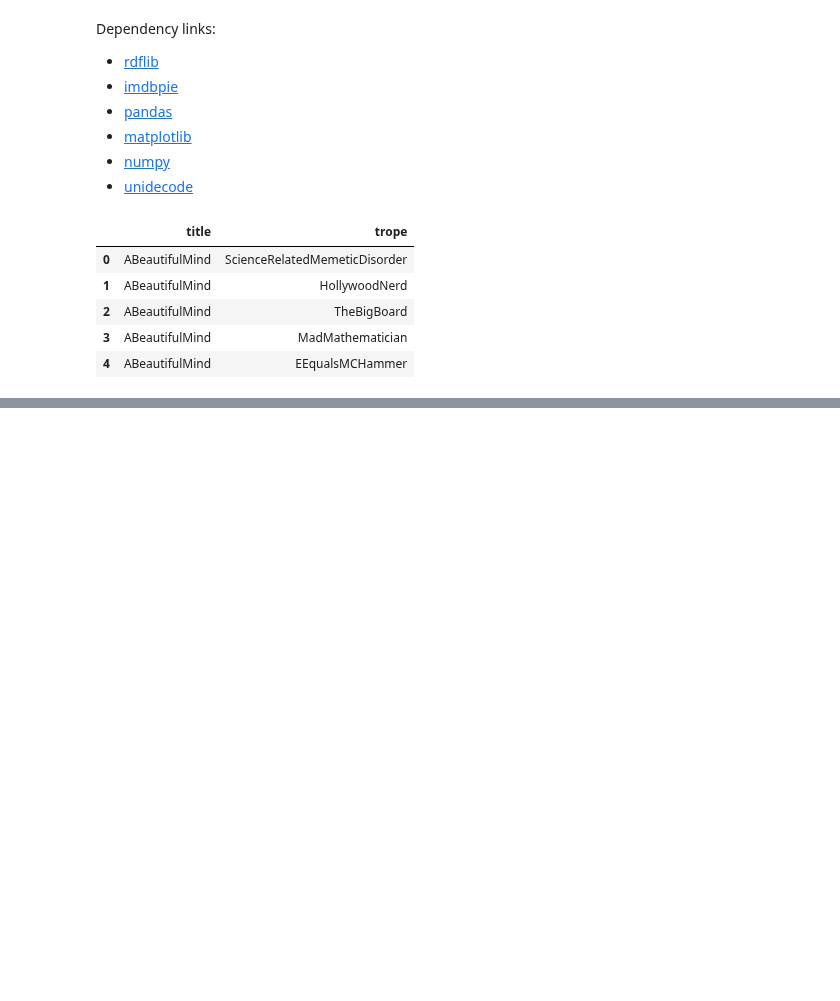
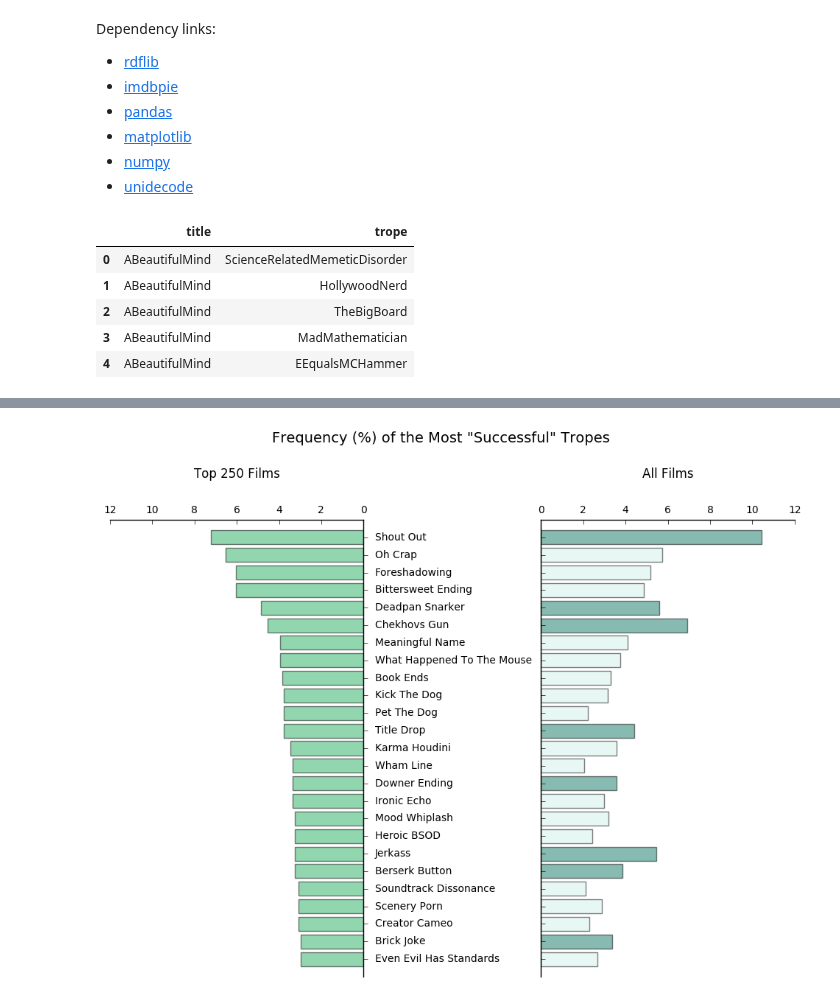
Before and after one commit to PeiZhangOSU/TV_Tropes_Exploratory, a Jupyter notebook: TVtropes.ipynb, the cells around one changed output, grey strips where cells are left out. Saved outputs shown, nothing was run; the diff lists cells and outputs as text; code cells hidden in the pictures; blank space fills up the shorter version.

```diff
--- a/TVtropes.ipynb
+++ b/TVtropes.ipynb
@@ -284,2 +322,56 @@ plt.subplots_adjust(wspace = 0.5)
+# %%
+fig, ax = plt.subplots(1, 2, figsize=(12, 8))
+plt.setp(ax[1].get_yticklabels(), visible=True)
+
+# Visualize the top n tropes from top movies (aka. the "successful" tropes) in two samples
+n = 25 # showing top n counts
+successful_tropes = top_counts.head(n)
+
+successful_tropes_counts = successful_tropes.merge(total_counts, left_on='trope', right_on='trope', how='left')
+successful_tropes_counts.columns = ['trope', 'top_250_counts', 'all_counts']
+
+# Function to translate [True, False,...] to [color1, color2, ...]
+def color_mask(boolin_array, color1, color2):
+    output = []
+    for b in boolin_array:
+        if b:
+            output.append(color1)
+        else:
+            output.append(color2)
+    return output
+
+# Standardize counts
+successful_tropes_counts['all_counts_s'] = successful_tropes_counts['all_counts'] / total_counts['counts'].sum()
+successful_tropes_counts['top_250_counts_s'] = successful_tropes_counts['top_250_counts'] / top_counts['counts'].sum()
+# Use color to label relative frequency differences
+compare_color = color_mask(successful_tropes_counts['all_counts_s'] >= successful_tropes_counts['top_250_counts_s'],
+                           '#117864', '#D1F2EB')
+
+# butterfly graph
+
+left_fig = plot_counts(ax[0], successful_tropes_counts, 'trope', 'top_250_counts', color='#27AE60',
+                       denominator=top_counts['counts'].sum(), xlabel='', ylabel='',
+                       title='Top 250 Films', n=n, flip_x=True)
+
+right_fig = plot_counts(ax[1], successful_tropes_counts, 'trope', 'all_counts', color=compare_color,
+                        denominator=total_counts['counts'].sum(), ylabel='',
+                        title='All Films', n=n)
+
+ax[0].tick_params(axis='y', direction='out', pad=7)
+ax[0].set_xlim(12, 0)
+ax[0].set_xlabel('')
+ax[1].set_xlim(0, 12)
+ax[1].set_xlabel('')
+labels = [item.get_text() for item in ax[1].get_yticklabels()]
+empty_string_labels = ['']*len(labels)
+ax[1].set_yticklabels(empty_string_labels)
+
+my_suptitle=plt.suptitle('Frequency (%) of the Most "Successful" Tropes', y=1.05, fontsize=14)
+
+plt.subplots_adjust(wspace = 0.7)
+
+#fig.savefig('most_popular_tropes_top_films.png', dpi=fig.dpi, bbox_inches='tight', bbox_extra_artists=[my_suptitle])
+# %% [output]
+[figure, added]
 # %%
 # TODO: Make a DataFrame of all movies in film_trope_dict: imdb id, title, year, genres
```
Also changed, not shown: parts of 8 cells of this notebook, 5 other files.
